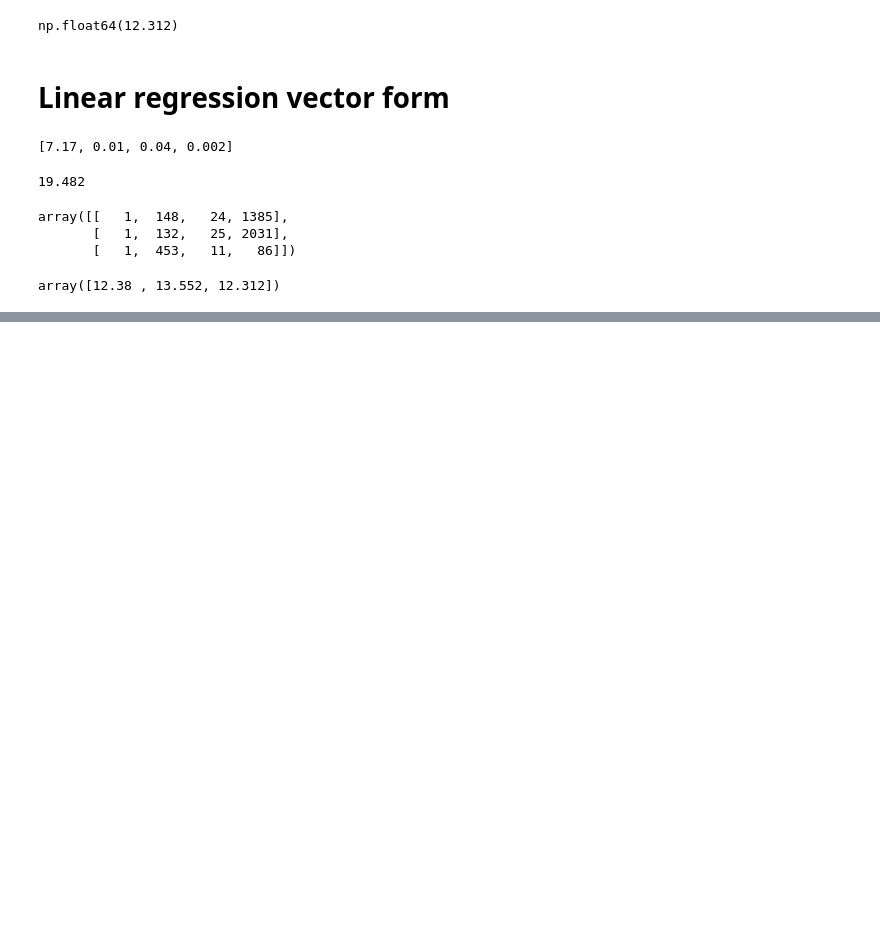
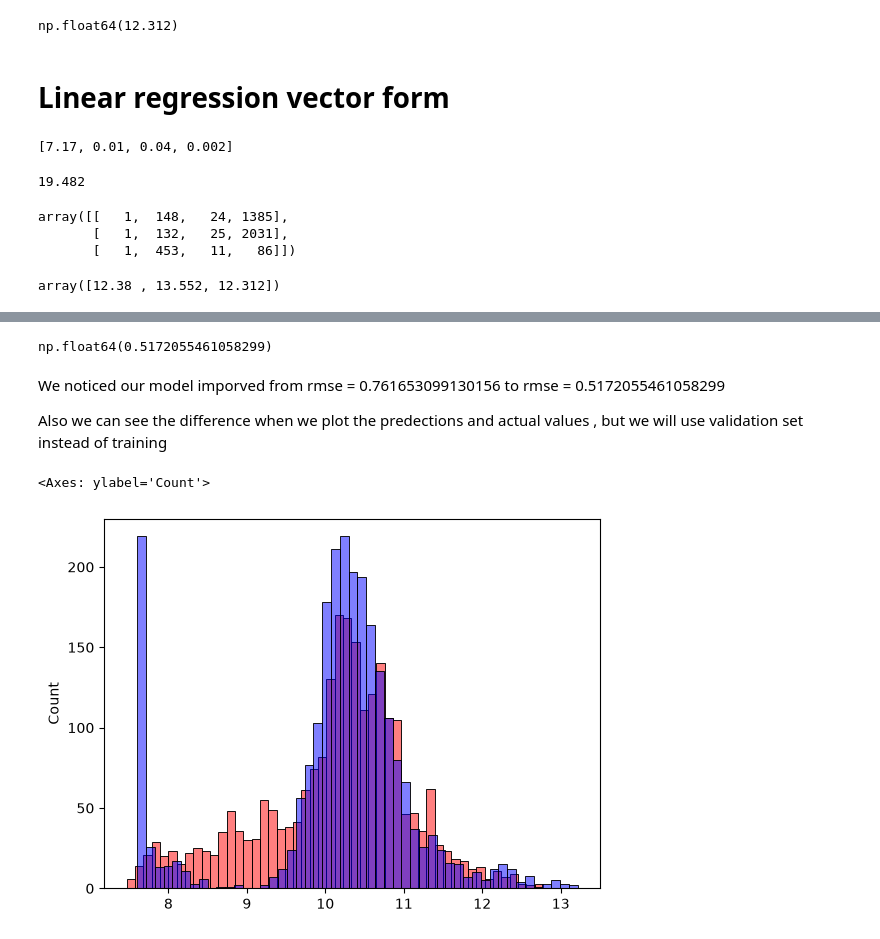
Before and after one commit to Mhdyassin/ML-Projects, a Jupyter notebook: Car_Price/Project.ipynb, the cells around one changed output, grey strips where cells are left out. Drawn from its saved outputs; the diff is of its cells as text; code cells hidden in the pictures; blank space fills up the shorter version.

```diff
--- a/Car_Price/Project.ipynb
+++ b/Car_Price/Project.ipynb
@@ -412,0 +448,2 @@ array([12.38 , 13.552, 12.312])
+# %%
+y = [10000, 20000, 15000, 20050, 10000, 20000, 15000, 25000, 12000] # To create a list of target variable values y that contains the log-transformed prices for each of the nine cars represented by the input feature vectors in X. This list will be used to train the linear regression model and update the weights and bias term to minimize the difference between the predicted prices and the actual prices in the training set.
@@ -412,0 +626,13 @@ array([12.38 , 13.552, 12.312])
+# %%
+def prepare_X(df):
+    return df[base].fillna(0).values
+
+X_train = prepare_X(df_train)
+
+w0 , w = train_linear_regression(X_train, y_train) # To apply the train_linear_regression function to the prepared input feature matrix X_train and the target variable y_train. This function will compute the optimal values for the weights and bias term of the linear regression model based on the training data. The output will be a tuple containing the bias term w0 and the weights vector w, which can be used to make predictions for new input feature vectors using the trained linear regression model.
+
+X_val = prepare_X(df_val) # To prepare the input feature matrix X_val from the validation set DataFrame df_val using the prepare_X function. This will extract the values of the selected numerical columns, fill any missing values with 0, and return a NumPy array that can be used as the input feature matrix for making predictions using the trained linear regression model.
+
+y_pred = w0 + X_val.dot(w) # To compute the predicted prices y_pred for the validation set using the trained linear regression model. This is done by taking the dot product of the prepared input feature matrix X_val and the weights vector w, and adding the bias term w0. The resulting array y_pred will contain the predicted prices for each car in the validation set based on the trained model.
+
+rmse(y_val , y_pred) # To find the root mean squared error (RMSE) between the actual prices y_val and the predicted prices y_pred for the validation set. This will give us an indication of how well the trained linear regression model is performing on the validation set, with a lower RMSE indicating better model performance.
@@ -412,0 +661,15 @@ array([12.38 , 13.552, 12.312])
+# %%
+
+
+# Lets use the the same of the previous validation moduled with some modification to include the age of the car as a feature in our model. We will create a new function prepare_X that takes in a DataFrame and extracts the values of the selected numerical columns, fills any missing values with 0, and returns a NumPy array that can be used as the input feature matrix for making predictions using the trained linear regression model. We will also create a new column 'age' in the given DataFrame that represents the age of the car in years, which will be used as an input to the linear regression model to help predict the price of the car based on its age, along with other features such as engine horsepower, city miles per gallon, and popularity.
+
+def prepare_X(df): # To prepare the input feature matrix X from the given DataFrame df. This function takes in a DataFrame and extracts the values of the selected numerical columns, fills any missing values with 0, and returns a NumPy array that can be used as the input feature matrix for making predictions using the trained linear regression model.
+    df = df.copy() # To create a copy of the given DataFrame df. This is done to avoid modifying the original DataFrame and to ensure that any changes made to the copy do not affect the original data. The copy will be used to create a new column 'age' that represents the age of the car in years, which will be used as an input to the linear regression model to help predict the price of the car based on its age, along with other features such as engine horsepower, city miles per gallon, and popularity.
+
+    df['age'] = 2017 - df.year # To create a new column 'age' in the given DataFrame df that represents the age of the car in years. This is done by subtracting the 'year' column from 2017, which gives us the number of years since the car was manufactured. This new feature can be used as an input to the linear regression model to help predict the price of the car based on its age, along with other features such as engine horsepower, city miles per gallon, and popularity.
+    features = base + ['age'] # To create a new list of features that includes the selected numerical columns from the base list and the newly created 'age' column. This list will be used to extract the values of the selected features from the given DataFrame df and prepare the input feature matrix X for making predictions using the trained linear regression model.
+
+    df_num = df[features]  # To define the list of selected numerical columns that will be used as features for the linear regression model.
+    df_num = df_num.fillna(0) # To fill any missing values with 0, and store them in a NumPy array. This array will be used as the input feature matrix for making predictions using the trained linear regression model.
+    X = df_num.values # To extract the values of the selected numerical columns from the given DataFrame df, fill any missing values with 0, and store them in a NumPy array. This array will be used as the input feature matrix for making predictions using the trained linear regression model.
+    return X # To return the prepared input feature matrix X that can be used for making predictions using the trained linear regression model.
@@ -412,0 +731,24 @@ array([12.38 , 13.552, 12.312])
+# %%
+# Let's use it on the validation set
+
+X_train = prepare_X(df_train)
+
+w0 , w = train_linear_regression(X_train, y_train) # To apply the train_linear_regression function to the prepared input feature matrix X_train and the target variable y_train. This function will compute the optimal values for the weights and bias term of the linear regression model based on the training data. The output will be a tuple containing the bias term w0 and the weights vector w, which can be used to make predictions for new input feature vectors using the trained linear regression model.
+
+X_val = prepare_X(df_val) # To prepare the input feature matrix X_val from the validation set DataFrame df_val using the prepare_X function. This will extract the values of the selected numerical columns, fill any missing values with 0, and return a NumPy array that can be used as the input feature matrix for making predictions using the trained linear regression model.
+
+y_pred = w0 + X_val.dot(w) # To compute the predicted prices y_pred for the validation set using the trained linear regression model. This is done by taking the dot product of the prepared input feature matrix X_val and the weights vector w, and adding the bias term w0. The resulting array y_pred will contain the predicted prices for each car in the validation set based on the trained model.
+
+rmse(y_val , y_pred) # To find the root mean squared error (RMSE) between the actual prices y_val and the predicted prices y_pred for the validation set. This will give us an indication of how well the trained linear regression model is performing on the validation set, with a lower RMSE indicating better model performance.
+# %% [output]
+np.float64(0.5172055461058299)
+# %% [markdown]
+We noticed our model imporved from rmse = 0.761653099130156 to rmse = 0.5172055461058299
+
+Also we can see the difference when we plot the predections and actual values , but we will use validation set instead of training
+# %%
+sns.histplot(y_pred , color = 'red' , alpha = 0.5 , bins = 50) # To create a histogram of the predicted prices y_pred using the seaborn library. The color parameter is set to 'red' to specify the color of the bars in the histogram, and the alpha parameter is set to 0.5 to make the bars semi-transparent. The bins parameter is set to 50 to specify the number of bins to use for the histogram, which determines how the data is grouped into intervals. This histogram will help visualize the distribution of the predicted prices based on the trained linear regression model.
+sns.histplot(y_val , color = 'blue' , alpha = 0.5 , bins = 50) # To create a histogram of the actual prices y_train using the seaborn library. The color parameter is set to 'blue' to specify the color of the bars in the histogram, and the alpha parameter is set to 0.5 to make the bars semi-transparent. The bins parameter is set to 50 to specify the number of bins to use for the histogram, which determines how the data is grouped into intervals. This histogram will help visualize the distribution of the actual prices in the training set and compare it with the predicted prices from the trained linear regression model.
+# %% [output]
+<Axes: ylabel='Count'>
+[figure, added]
```
Also changed, not shown: parts of 86 cells of this notebook.
